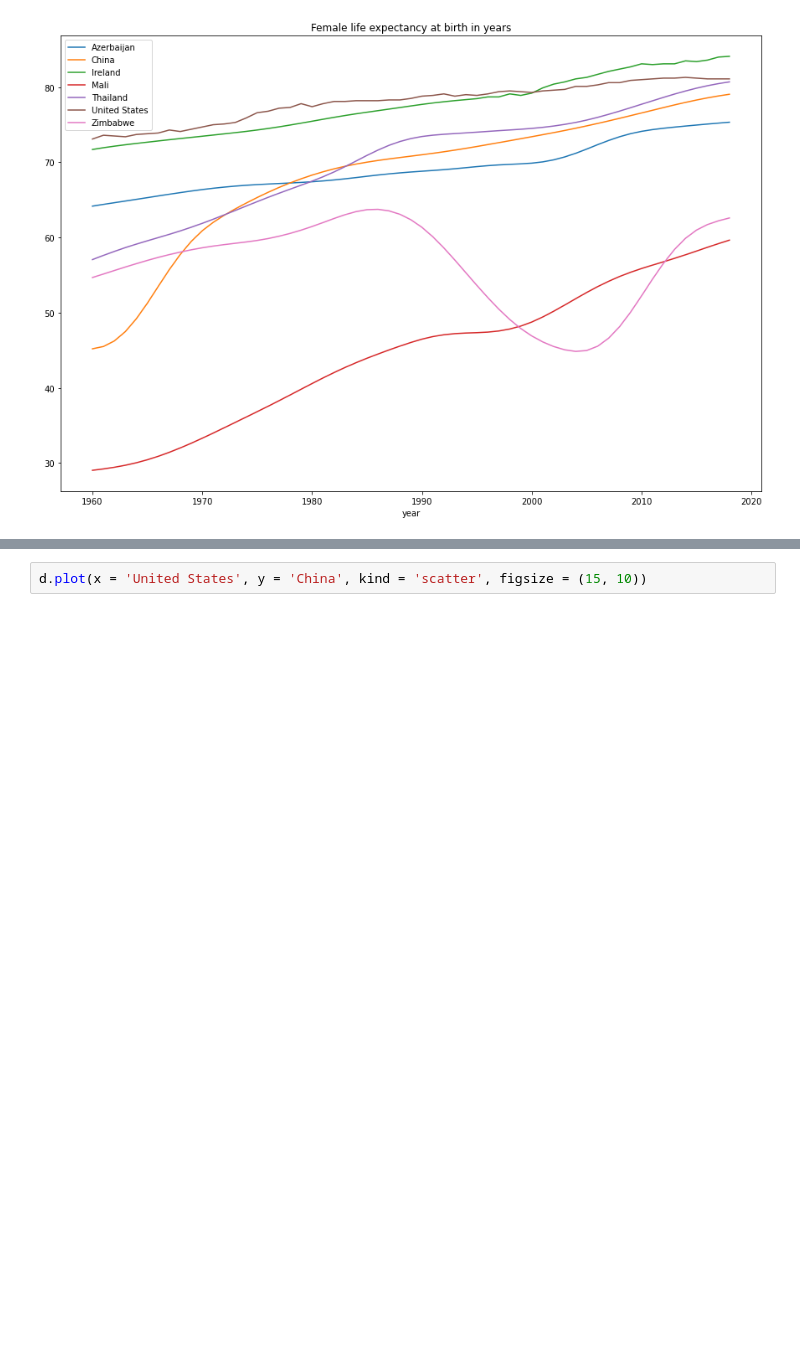
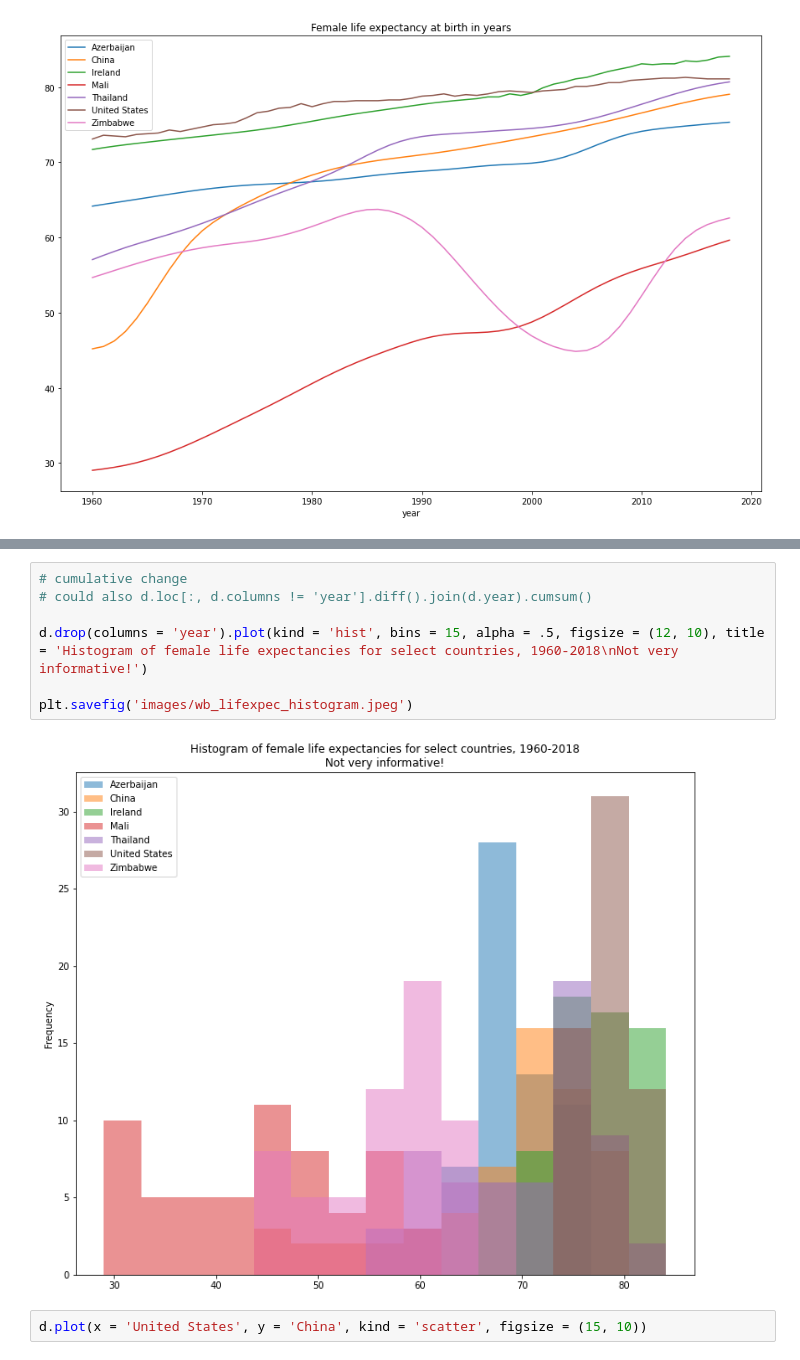
Before and after one commit to brendanrbrown/stor155_sp21, a Jupyter notebook: notebooks/wb_health.ipynb, the cells around one changed output, grey strips where cells are left out. Cells and saved outputs as stored; diff of their text form; blank space fills up the shorter version.

```diff
--- a/notebooks/wb_health.ipynb
+++ b/notebooks/wb_health.ipynb
@@ -40,3 +53,12 @@ plt.savefig('images/wb_lifexpec_cumulative.jpeg')
+# %%
+# cumulative change
+# could also d.loc[:, d.columns != 'year'].diff().join(d.year).cumsum()
+
+d.drop(columns = 'year').plot(kind = 'hist', bins = 15, alpha = .5, figsize = (12, 10), title = 'Histogram of female life expectancies for select countries, 1960-2018\nNot very informative!')
+
+plt.savefig('images/wb_lifexpec_histogram.jpeg')
+# %% [output]
+[figure, added]
 # %%
 d.plot(x = 'United States', y = 'China', kind = 'scatter', figsize = (15, 10))
 # %% [output]
```
Also changed, not shown: parts of 3 cells of this notebook, 2 other files.
